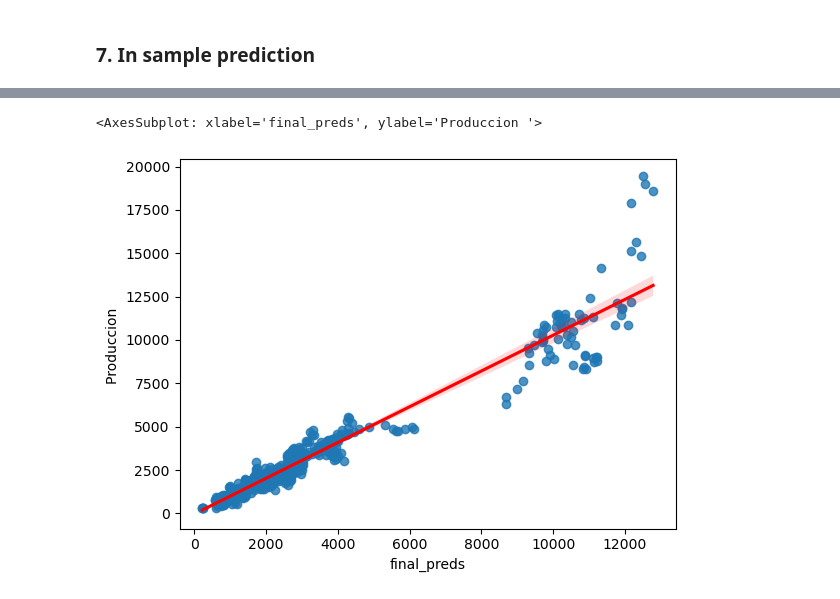
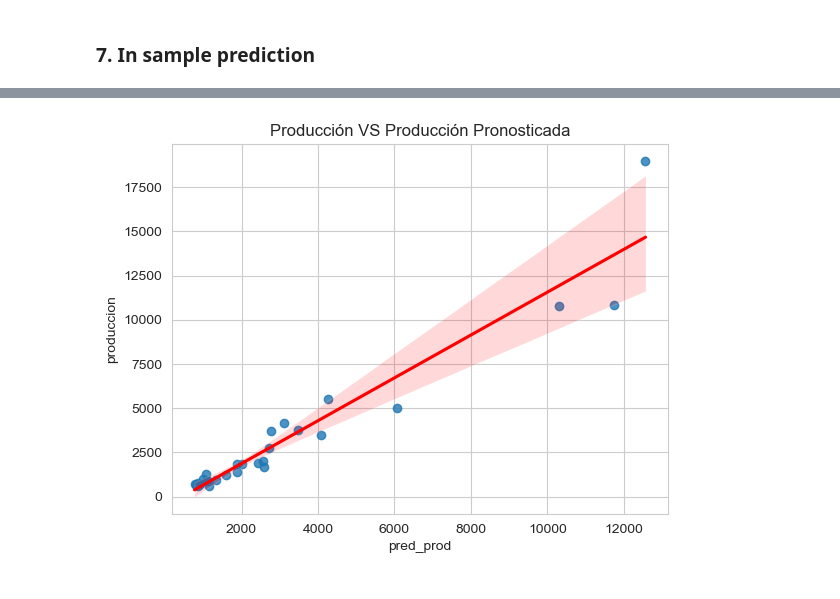
Before and after one commit to remg1997/time_series, a Jupyter notebook: Taller1/Taller1.ipynb, the cells around one changed output, grey strips where cells are left out. Cells and saved outputs as stored; diff of their text form; code cells hidden in the pictures.

Commit message:
Include plots

```diff
--- a/Taller1/Taller1.ipynb
+++ b/Taller1/Taller1.ipynb
@@ -20,6 +18,9 @@ df['year'] = pd.to_datetime(df['year'], format = '%Y')
 # %%
 df['pais']  = df['Pais'].astype('category')
 df = df.drop('Pais', axis = 1)
+# %%
+df['year'] = pd.to_datetime(df['year'], format = '%Y').dt.to_period('Y')
+df.set_index(['year'], inplace= True)
 # %%
 df.columns
 # %% [output]
@@ -197,4 +200,7 @@ df[df['year']=='2021-01-01'].loc[:'Produccion', :'pais']
 # %%
-y_pred = model2.predict(df)
+predictions = np.exp(model2.predict(df[df.index == '2021']).values)
+labels = df[df.index == '2021']['Produccion '].values
+errors = predictions - labels
 # %%
-results = pd.concat([df[['year', 'pais', 'Produccion ', 'log_produccion']], pd.Series(y_pred, name='predicted_values')], axis=1)
+results = pd.DataFrame(data = {'pais': df[df.index=='2021']['pais'], 'produccion':  labels, 'pred_prod': predictions, 'residuals': errors})
+results
@@ -201,2 +225,0 @@ results = pd.concat([df[['year', 'pais', 'Produccion ', 'log_produccion']], pd.S
-# %%
-results['final_preds'] = np.exp(results['predicted_values'])
@@ -223,5 +226,7 @@ results[results['year'] == '2021-01-01'][['pais', 'Produccion ', 'final_preds']]
 # %%
-sns.regplot(data = results, x =  'final_preds', y = 'Produccion ', line_kws = {'color': 'red'})
+sns.set_style('whitegrid')
+sns.regplot(x = results['pred_prod'], y = results['produccion'], line_kws = {'color': 'red'})
+plt.title('Producción VS Producción Pronosticada')
+plt.savefig('./plots/regplot1,1,6.png')
 # %% [output]
-<AxesSubplot: xlabel='final_preds', ylabel='Produccion '>
-[figure, old version]
+[figure, new version]
```
Also changed, not shown: parts of 20 cells of this notebook, 5 other files.
